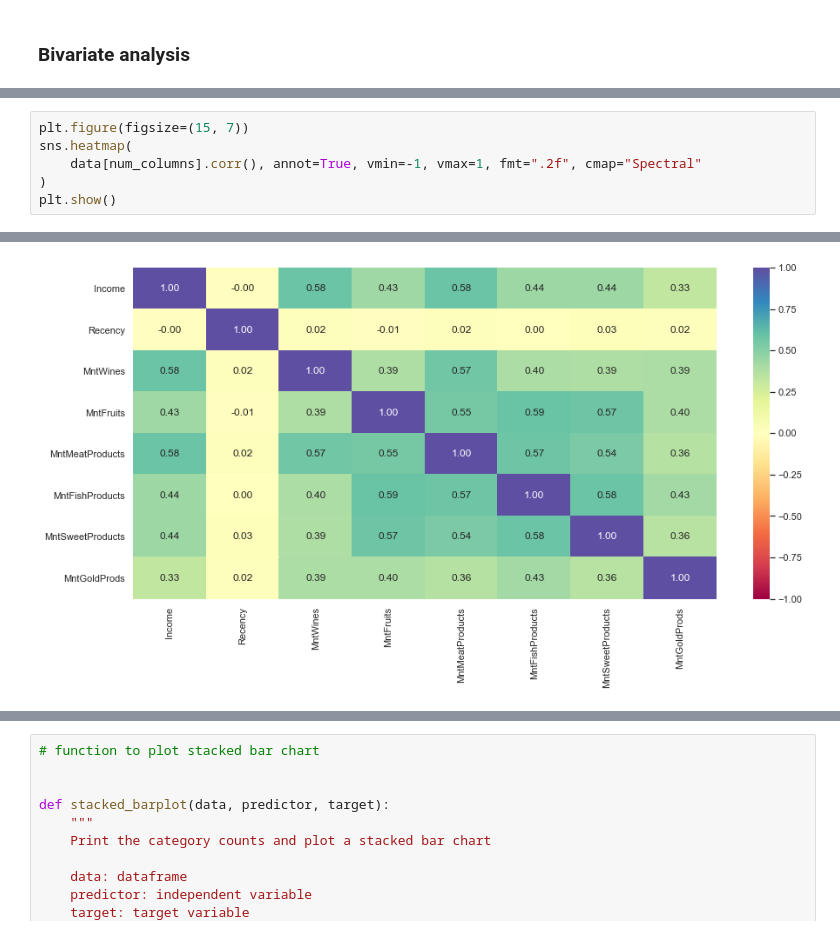
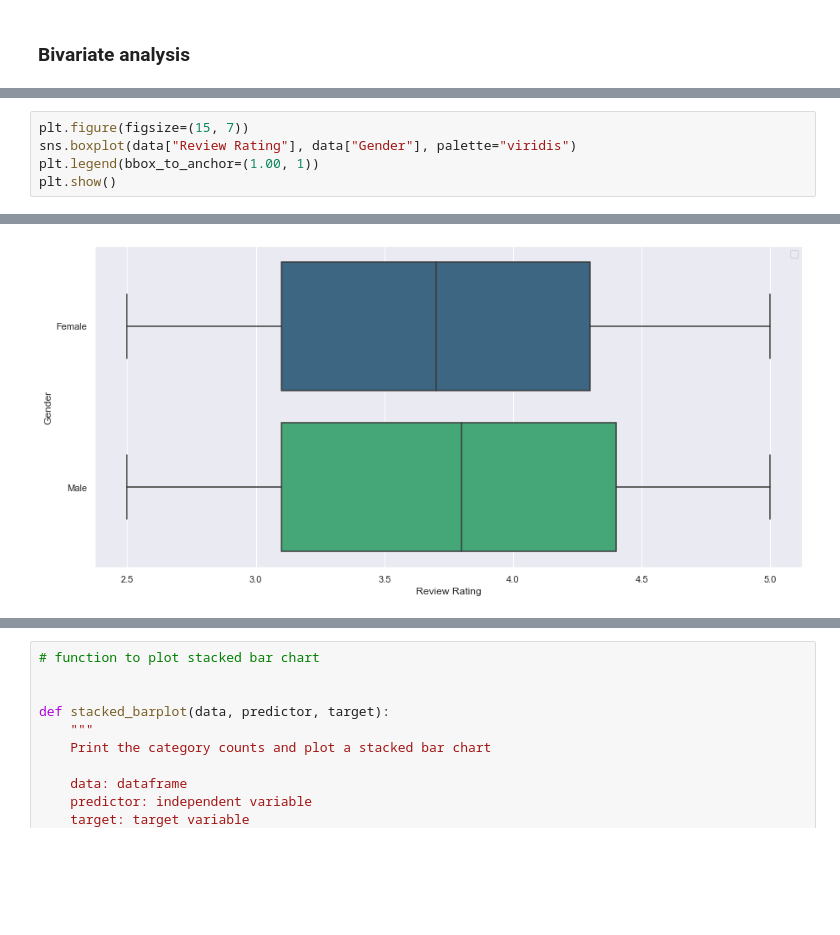
Before and after one commit to NataliaVelasquez18/boosting_revenue_by_understanding_consumer_trends, a Jupyter notebook: Consumer_trends_EDA_and_Visualization.ipynb, the cells around one changed output, grey strips where cells are left out. Cells and saved outputs as stored; diff of their text form; blank space fills up the shorter version.

```diff
--- a/Consumer_trends_EDA_and_Visualization.ipynb
+++ b/Consumer_trends_EDA_and_Visualization.ipynb
@@ -653,7 +607,6 @@ labeled_barplot(data, "date_customer", perc=True)
 # %%
 plt.figure(figsize=(15, 7))
-sns.heatmap(
-    data[num_columns].corr(), annot=True, vmin=-1, vmax=1, fmt=".2f", cmap="Spectral"
-)
+sns.boxplot(data["Review Rating"], data["Gender"], palette="viridis")
+plt.legend(bbox_to_anchor=(1.00, 1))
 plt.show()
 # %% [output]
@@ -660,2 +614,2 @@ plt.show()
-[figure, old version]
+[figure, new version]
 [interactive output not drawn]
```
Also changed, not shown: parts of 99 cells of this notebook.
